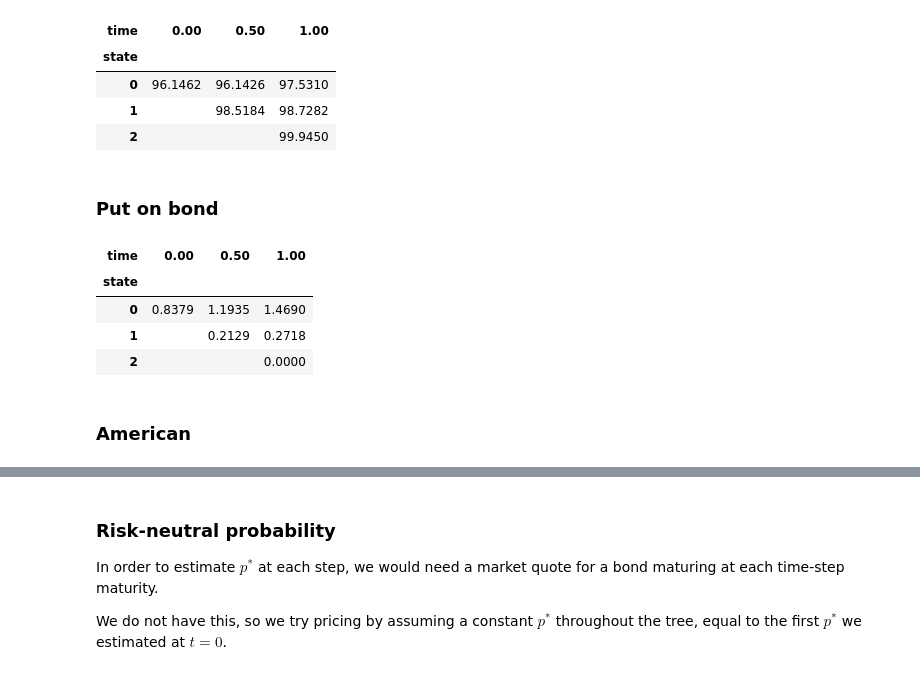
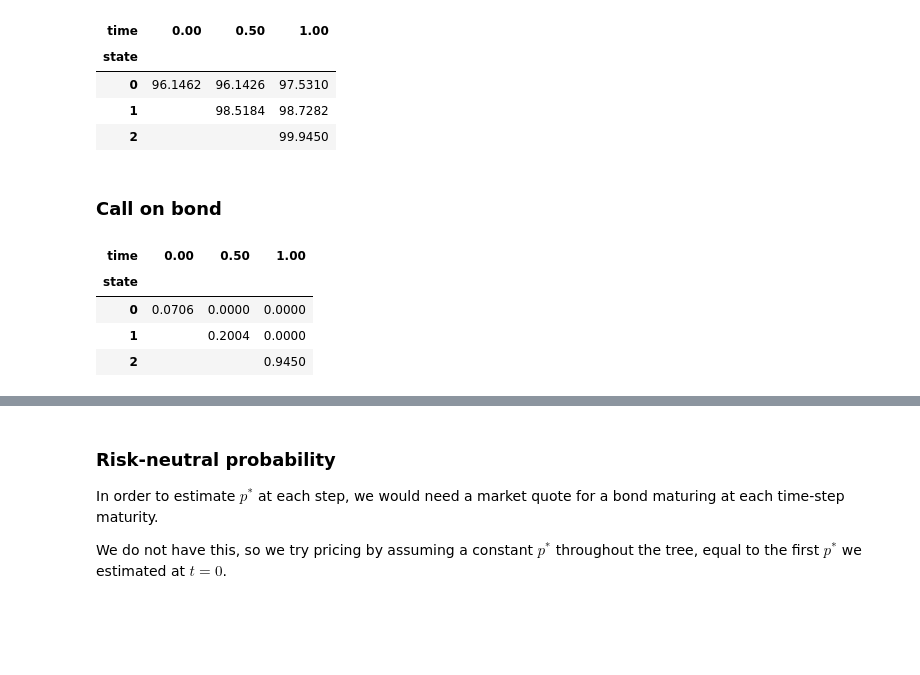
Before and after one commit to nicklewis-16/finm-fiderivs-2024, a Jupyter notebook: homework/Solution 1.ipynb, the cells around one changed output, grey strips where cells are left out. Cells and saved outputs as stored; diff of their text form; code cells hidden in the pictures; blank space fills up the shorter version.

```diff
--- a/homework/Solution 1.ipynb
+++ b/homework/Solution 1.ipynb
@@ -348,18 +355,16 @@ format_bintree(bondtree_multi, style='{:.4f}')
 | 1 |  | 98.5184 | 98.7282 |
 | 2 |  |  | 99.9450 |
 # %% [markdown]
-### Put on bond
+### Call on bond
 # %%
 STRIKE = 99
-payoff = lambda p: np.maximum(STRIKE-p,0)
+payoff = lambda p: np.maximum(p-STRIKE,0)
 
 derivtree = bintree_pricing(payoff, ratetree_multi, undertree = bondtree_multi, pstars=pstars)
 format_bintree(derivtree, style='{:.4f}')
 # %% [output]
 | time | 0.00 | 0.50 | 1.00 |
 | state |  |  |  |
-| 0 | 0.8379 | 1.1935 | 1.4690 |
-| 1 |  | 0.2129 | 0.2718 |
-| 2 |  |  | 0.0000 |
+| 0 | 0.0706 | 0.0000 | 0.0000 |
+| 1 |  | 0.2004 | 0.0000 |
+| 2 |  |  | 0.9450 |
-# %% [markdown]
-### American
```
Also changed, not shown: parts of 19 cells of this notebook, 2 other files.
